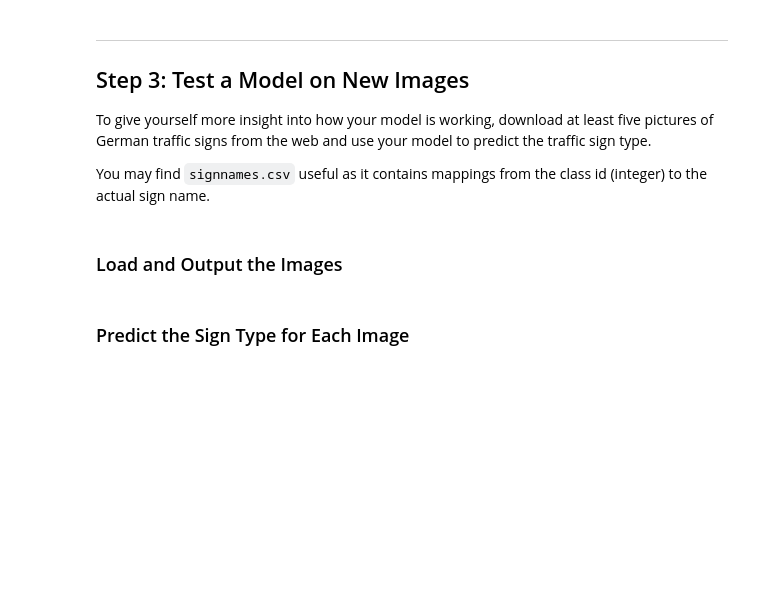
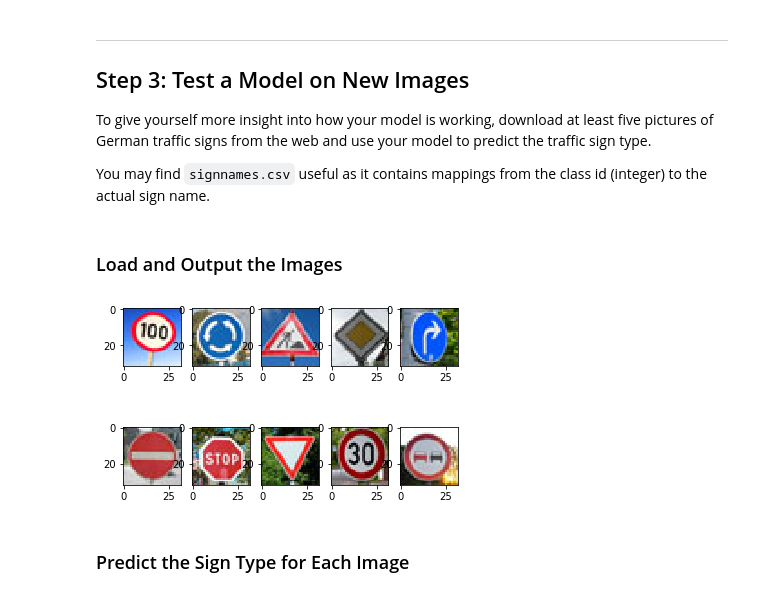
Before and after one commit to FutureKen/CarND-Traffic-Sign-Classifier-Project, a Jupyter notebook: Traffic_Sign_Classifier.ipynb, the cells around one changed output. Drawn from its saved outputs; the diff is of its cells as text; code cells hidden in the pictures; blank space fills up the shorter version.

```diff
--- a/Traffic_Sign_Classifier.ipynb
+++ b/Traffic_Sign_Classifier.ipynb
@@ -362,7 +361,7 @@ rate = 0.001
 
 from tensorflow.contrib.layers import flatten
 
-def LeNet2(x):
+def LeNet(x):
     # Arguments used for tf.truncated_normal, randomly defines variables for the weights and biases for each layer
     mu = 0
     sigma = 0.1
@@ -375,7 +374,7 @@ def LeNet2(x):
     # TODO: Activation.
     conv1 = tf.nn.relu(conv1)
     # Add: Dropout
-    conv1 = tf.nn.dropout(conv1, 0.9)
+    conv1 = tf.nn.dropout(conv1, keep_prob2)
 
     # TODO: Pooling. Input = 28x28x6. Output = 14x14x6.
     conv1 = tf.nn.max_pool(conv1, ksize=[1,2,2,1], strides=[1,2,2,1], padding='VALID')
@@ -387,6 +386,8 @@ def LeNet2(x):
 
     # TODO: Activation.
     conv2 = tf.nn.relu(conv2)
+    # Add: Dropout
+    conv2 = tf.nn.dropout(conv2, keep_prob2)
 
     # TODO: Pooling. Input = 10x10x16. Output = 5x5x16.
     conv2 = tf.nn.max_pool(conv2, ksize=[1, 2, 2, 1], strides=[1, 2, 2, 1], padding='VALID')
@@ -412,7 +413,6 @@ def LeNet2(x):
 
     # TODO: Activation.
     fc2 = tf.nn.relu(fc2)
-
     fc2 = tf.nn.dropout(fc2, keep_prob)
 
     # TODO: Layer 5: Fully Connected. Input = 84. Output = 10.
@@ -513,6 +433,7 @@ You do not need to modify this section.
 x = tf.placeholder(tf.float32, (None, 32, 32, 1))
 y = tf.placeholder(tf.int32, (None))
 keep_prob = tf.placeholder(tf.float32)
+keep_prob2 = tf.placeholder(tf.float32)
 one_hot_y = tf.one_hot(y, 43)
 # %% [markdown]
 ## Training Pipeline
@@ -541,7 +462,7 @@ def evaluate(X_data, y_data):
     sess = tf.get_default_session()
     for offset in range(0, num_examples, BATCH_SIZE):
         batch_x, batch_y = X_data[offset:offset+BATCH_SIZE], y_data[offset:offset+BATCH_SIZE]
-        accuracy = sess.run(accuracy_operation, feed_dict={x: batch_x, y: batch_y, keep_prob: 1})
+        accuracy = sess.run(accuracy_operation, feed_dict={x: batch_x, y: batch_y, keep_prob: 1., keep_prob2: 1.})
         total_accuracy += (accuracy * len(batch_x))
     return total_accuracy / num_examples
 # %% [markdown]
@@ -567,7 +488,7 @@ with tf.Session() as sess:
         for offset in range(0, num_examples, BATCH_SIZE):
             end = offset + BATCH_SIZE
             batch_x, batch_y = X_train[offset:end], y_train[offset:end]
-            sess.run(training_operation, feed_dict={x: batch_x, y: batch_y, keep_prob: 0.5})
+            sess.run(training_operation, feed_dict={x: batch_x, y: batch_y, keep_prob: 0.5, keep_prob2: 0.9})
 
         validation_accuracy = evaluate(X_valid, y_valid)
         print("EPOCH {} ...".format(i+1))
@@ -618,3 +557,22 @@ You may find `signnames.csv` useful as it contains mappings from the class id (i
+# %%
+### Load the images and plot them here.
+### Feel free to use as many code cells as needed.
+import cv2
+import os
+# Create a list to store all image paths
+img_paths = os.listdir("new-test-img/")
+# Create an array to store image pixel values
+new_images = np.empty([10,32,32,3], dtype=np.uint8)
+# Load images
+for i, img_path in enumerate(img_paths):
+        read_image = cv2.imread("new-test-img/" + img_path)
+        if (read_image) is not None:
+            new_images[i] = cv2.resize(cv2.cvtColor(read_image, cv2.COLOR_BGR2RGB),
+                                       (32,32),interpolation=cv2.INTER_AREA)
+            plt.subplot(2,5,i+1)
+            plt.imshow(new_images[i])
+# %% [output]
+[figure, added]
 # %% [markdown]
 ### Predict the Sign Type for Each Image
 # %%
```
Also changed, not shown: parts of 11 cells of this notebook.
